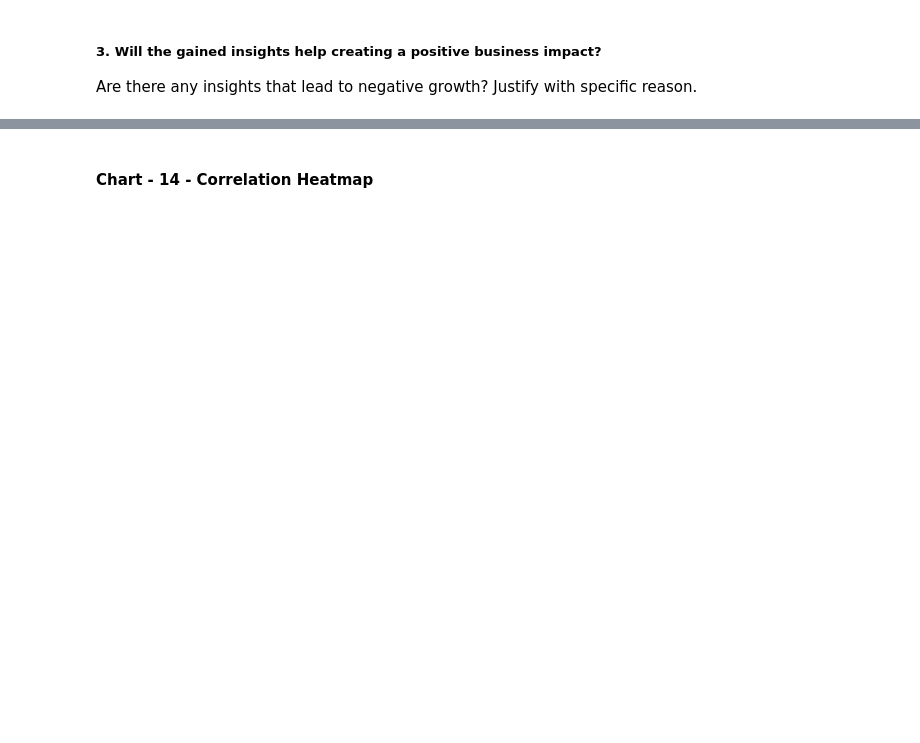
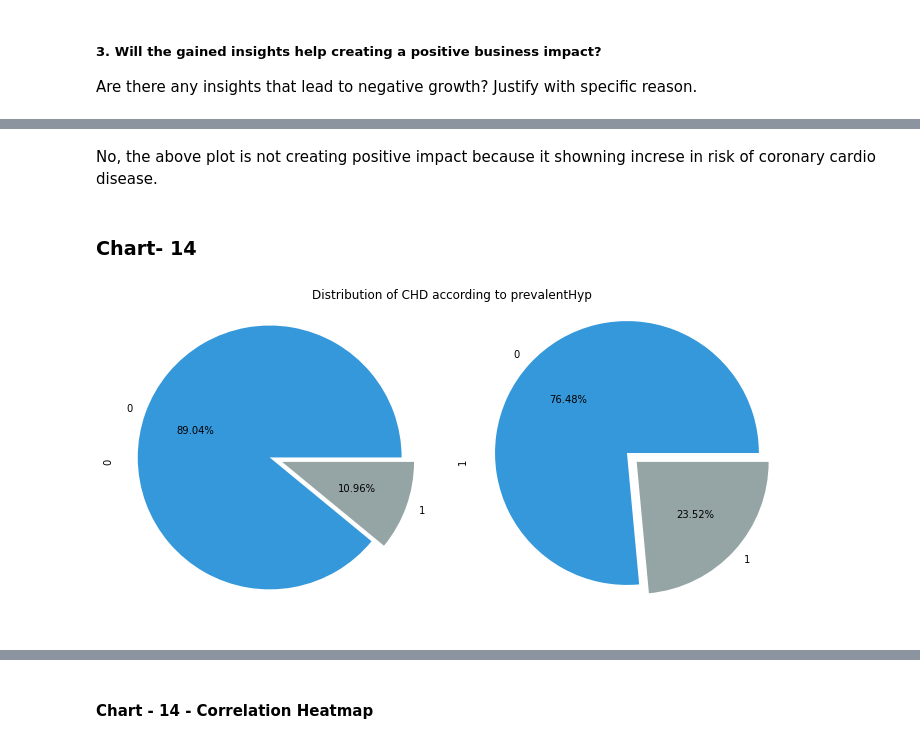
Before and after one commit to sakshantG/Cardiovascular_Risk_Prediction, a Jupyter notebook: Copy_of_Sample_ML_Submission_Template.ipynb, the cells around one changed output, grey strips where cells are left out. Saved outputs shown, nothing was run; the diff lists cells and outputs as text; code cells hidden in the pictures; blank space fills up the shorter version.

```diff
--- a/Copy_of_Sample_ML_Submission_Template.ipynb
+++ b/Copy_of_Sample_ML_Submission_Template.ipynb
@@ -899,0 +911,18 @@ Answer Here
+# %% [markdown]
+No, the above plot is not creating positive impact because it showning increse in risk of coronary cardio disease.
+# %% [markdown]
+### Chart- 14
+# %%
+# chart- 14
+# Risk of CHD to a patients on Prevalent Hyper-tensioon
+bp_med = cardio_df.groupby(['prevalentHyp','TenYearCHD']).size().reset_index().pivot(
+                            columns='prevalentHyp', index='TenYearCHD', values=0)
+colors= ["#3498db", "#95a5a6"]
+bp_med.plot(kind='pie', subplots=True, figsize=(10,5), colors=colors,
+            autopct='%.2f%%', explode=[0.1,0], legend=False)
+
+plt.suptitle("Distribution of CHD according to prevalentHyp")
+plt.tight_layout()
+plt.show()
+# %% [output]
+[figure, added]
```
Also changed, not shown: parts of 82 cells of this notebook.
